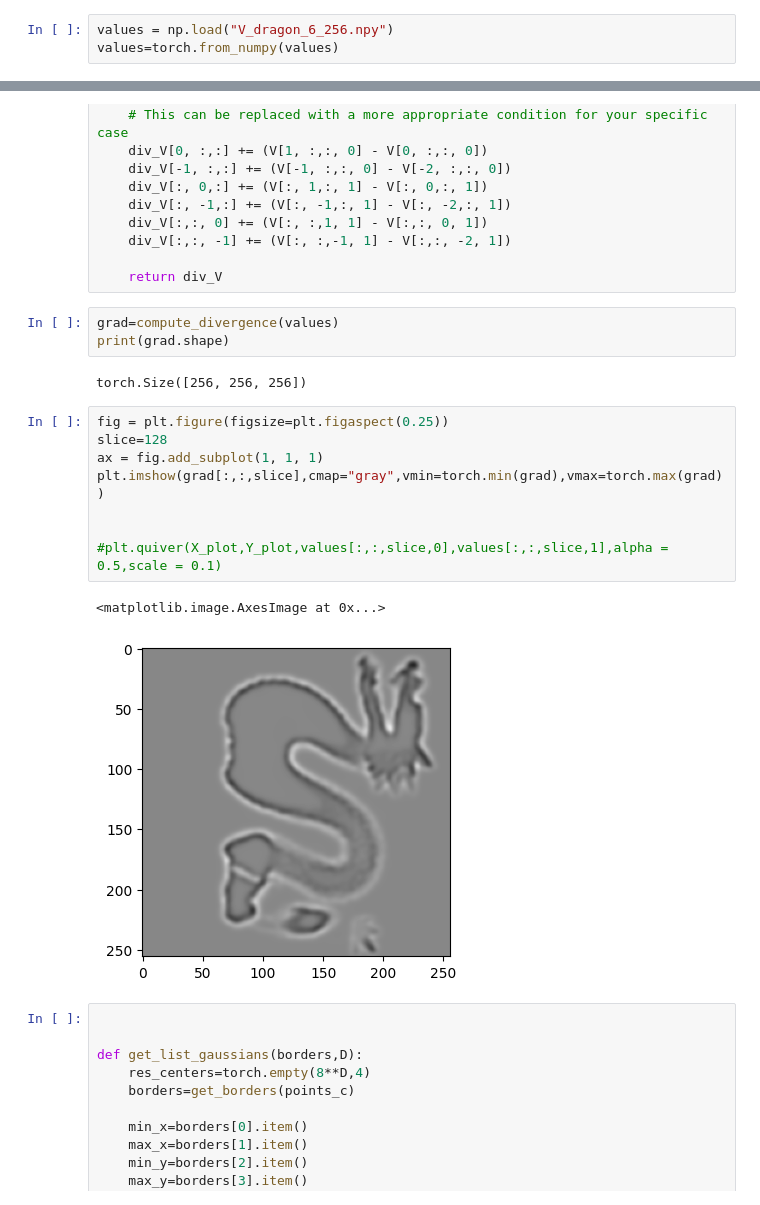
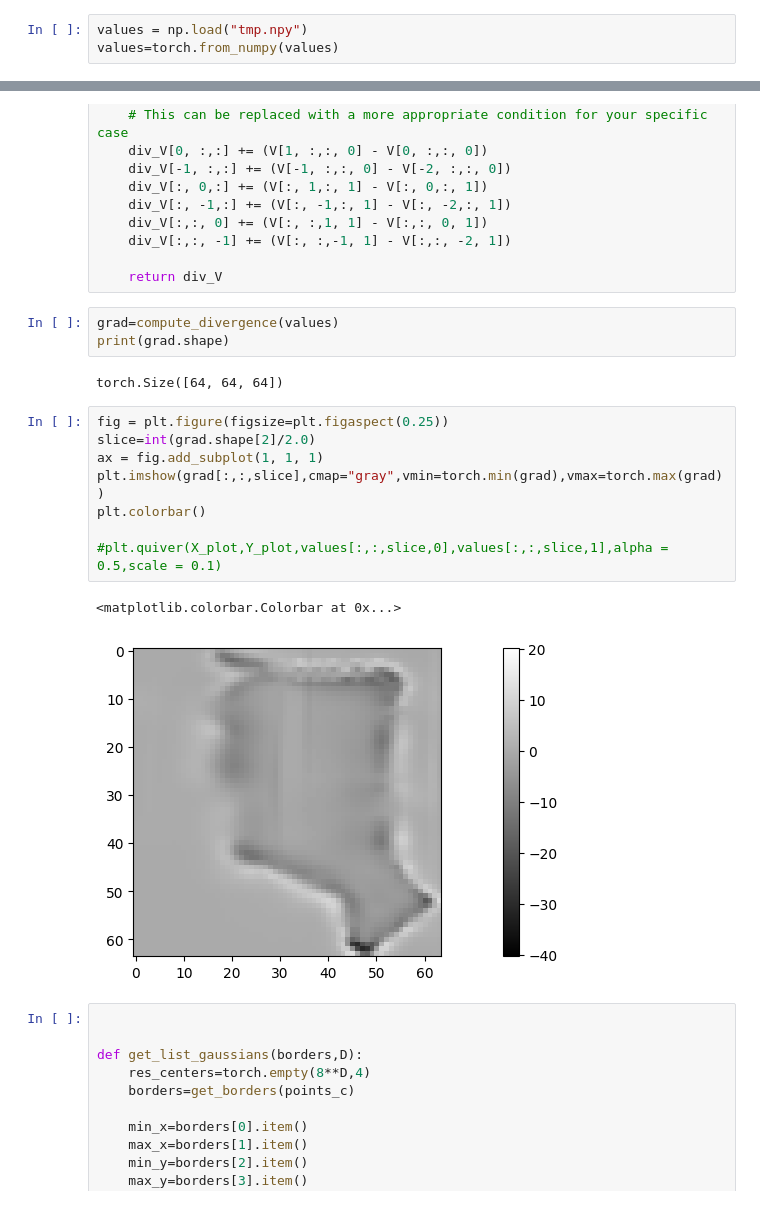
Before and after one commit to HugoRdet/Python_Poisson_Surface_Reconstruction, a Jupyter notebook: poisson_3D_new.ipynb, the cells around one changed output, grey strips where cells are left out. Drawn from its saved outputs; the diff is of its cells as text.

```diff
--- a/poisson_3D_new.ipynb
+++ b/poisson_3D_new.ipynb
@@ -326,6 +404,6 @@ start_time = time.time()
 end_time = time.time()
 # %%
-values = np.load("V_dragon_6_256.npy")
+values = np.load("tmp.npy")
 values=torch.from_numpy(values)
 # %%
 def compute_divergence(V):
@@ -356,18 +434,18 @@ def compute_divergence(V):
 grad=compute_divergence(values)
 print(grad.shape)
 # %% [output]
-torch.Size([256, 256, 256])
+torch.Size([64, 64, 64])
 # %%
 fig = plt.figure(figsize=plt.figaspect(0.25))
-slice=128
+slice=int(grad.shape[2]/2.0)
 ax = fig.add_subplot(1, 1, 1)
 plt.imshow(grad[:,:,slice],cmap="gray",vmin=torch.min(grad),vmax=torch.max(grad))
-
+plt.colorbar()
 
 #plt.quiver(X_plot,Y_plot,values[:,:,slice,0],values[:,:,slice,1],alpha = 0.5,scale = 0.1)
 # %% [output]
-<matplotlib.image.AxesImage at 0x...>
+<matplotlib.colorbar.Colorbar at 0x...>
-[figure, old version]
+[figure, new version]
 # %%
 
 
```
Also changed, not shown: parts of 6 cells of this notebook, 1 other file.
